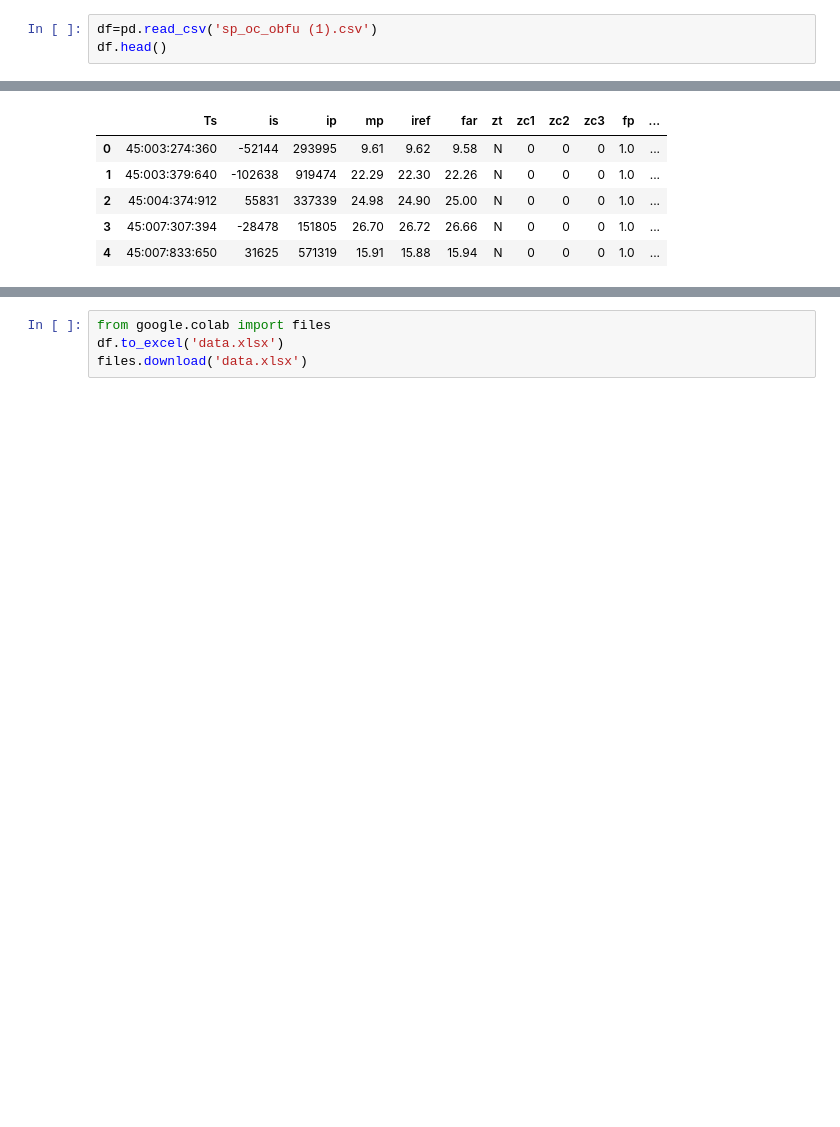
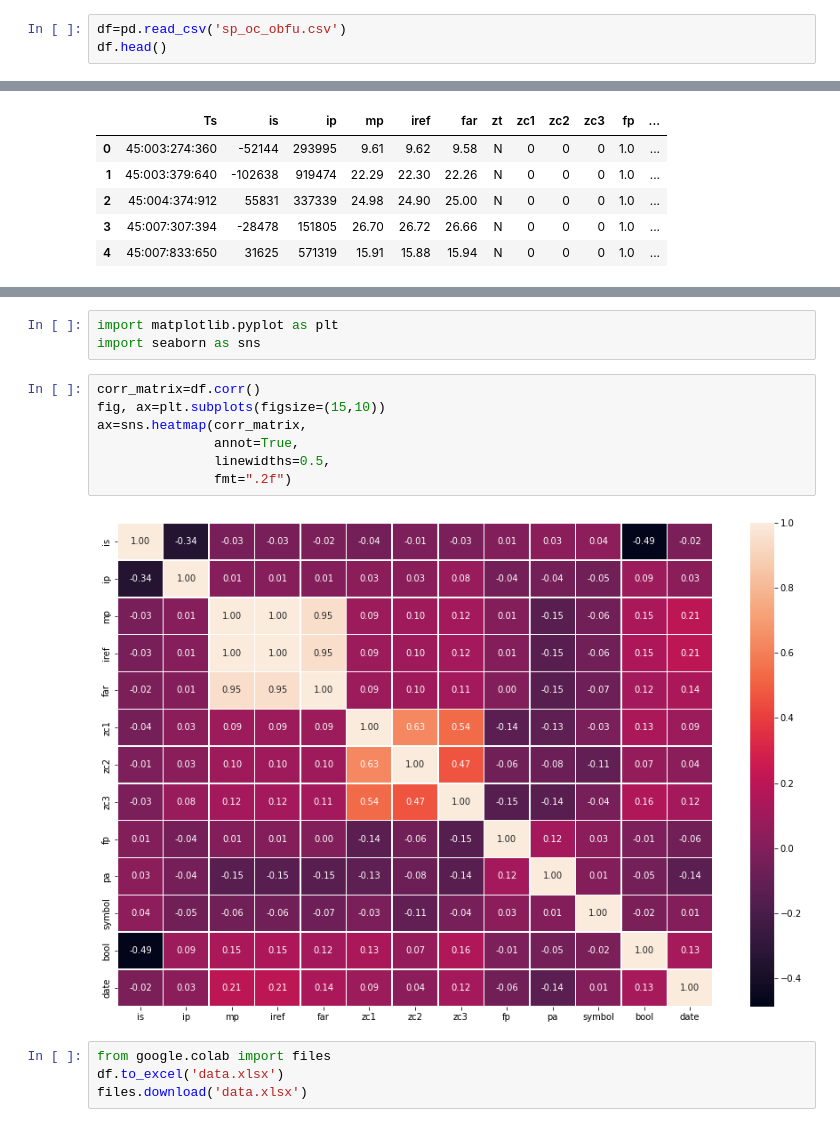
Before and after one commit to AyorindeTayo/freelancework-, a Jupyter notebook: Untitled46.ipynb, the cells around one changed output, grey strips where cells are left out. Cells and saved outputs as stored; diff of their text form; blank space fills up the shorter version.

```diff
--- a/Untitled46.ipynb
+++ b/Untitled46.ipynb
@@ -13,7 +13,7 @@ Saving sp_oc_obfu (1).csv to sp_oc_obfu (1).csv
 # %%
 import pandas as pd
 # %%
-df=pd.read_csv('sp_oc_obfu (1).csv')
+df=pd.read_csv('sp_oc_obfu.csv')
 df.head()
 # %% [output]
 |  | Unnamed: 0 | Ts | is | ip | mp | iref | far | zt | zc1 | zc2 | zc3 | ... |
@@ -62,3 +139,15 @@ data.head()
+# %%
+import matplotlib.pyplot as plt
+import seaborn as sns
+# %%
+corr_matrix=df.corr()
+fig, ax=plt.subplots(figsize=(15,10))
+ax=sns.heatmap(corr_matrix,
+               annot=True,
+               linewidths=0.5,
+               fmt=".2f")
+# %% [output]
+[figure, added]
 # %%
 from google.colab import files
 df.to_excel('data.xlsx')
```
Also changed, not shown: parts of 12 cells of this notebook.
